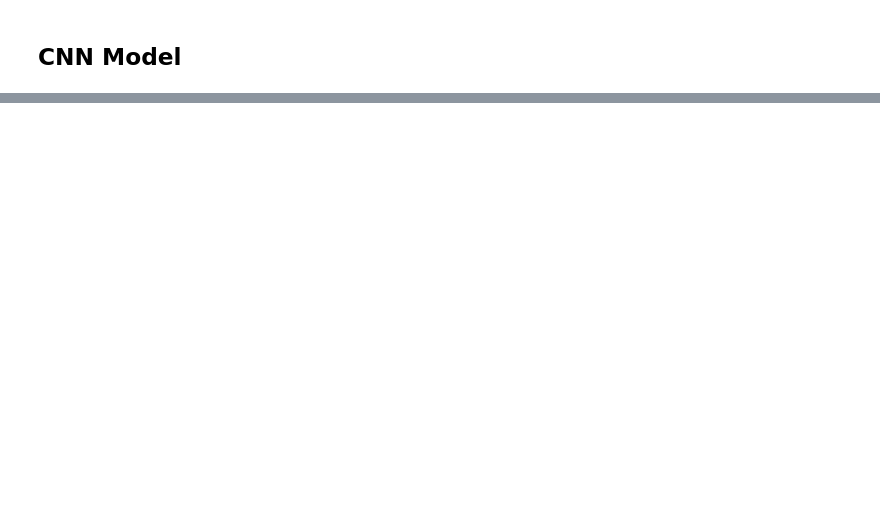
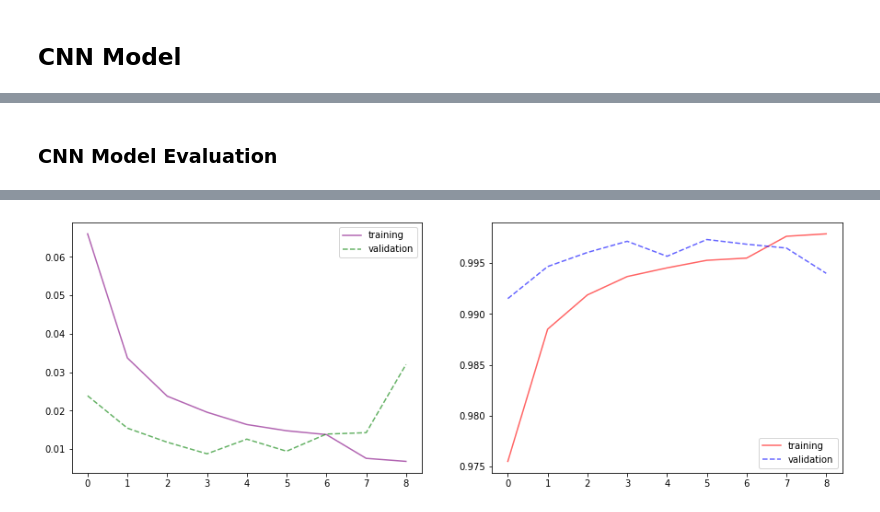
Before and after one commit to Mynusjanai/japanese_classification, a Jupyter notebook: japanese_models.ipynb, the cells around one changed output, grey strips where cells are left out. Saved outputs shown, nothing was run; the diff lists cells and outputs as text; code cells hidden in the pictures; blank space fills up the shorter version.

```diff
--- a/japanese_models.ipynb
+++ b/japanese_models.ipynb
@@ -31,4 +40,4 @@ from sklearn.preprocessing import OneHotEncoder
 X_train = np.load('data/japanese_X_train.npz')['arr_0']
 X_val = np.load('data/japanese_X_validation.npz')['arr_0']
 y_train = np.load('data/japanese_y_train.npz')['arr_0']
-y_val = np.load('data/japanese_X_validation.npz')['arr_0']
+y_val = np.load('data/japanese_y_validation.npz')['arr_0']
@@ -108,8 +126,8 @@ tensorboard_callback = tf.keras.callbacks.TensorBoard(log_dir = japanese_log_dir
 # %%
-datagen = ImageDataGenerator(rotation_range=15,zoom_range=0.2)
+datagen = ImageDataGenerator(rotation_range=15, zoom_range=0.2)
 datagen.fit(japanese_X_train)
 
 cnn_model.compile(loss = 'categorical_crossentropy', optimizer = 'adam', metrics = ['accuracy'])
 
-cnn_results = cnn_model.fit(datagen.flow(japanese_X_train, japanese_y_train, batch_size = 32),
-          epochs = 30, callbacks = (japanese_es, japanese_lr, tensorboard_callback), validation_data = (japanese_X_val, japanese_y_val))
+cnn_results = cnn_model.fit(datagen.flow(japanese_X_train, y_train, batch_size = 32),
+          epochs = 30, callbacks = (japanese_es, japanese_lr, tensorboard_callback), validation_data = (japanese_X_val, y_val))
@@ -115,0 +154,23 @@ cnn_results = cnn_model.fit(datagen.flow(japanese_X_train, japanese_y_train, bat
+# %% [markdown]
+### CNN Model Evaluation
+# %%
+cnn_history = cnn_results.history
+cnn_training_loss = cnn_history['loss']
+cnn_val_loss = cnn_history['val_loss']
+cnn_training_accuracy = cnn_history['accuracy']
+cnn_val_accuracy = cnn_history['val_accuracy']
+# %%
+fig, (ax1, ax2) = plt.subplots(1,2,figsize=(15,5))
+
+
+sns.lineplot(x = list(range(len(cnn_training_loss))),
+             y = cnn_training_loss, color = 'purple', alpha = 0.6, label='training', ax = ax1)
+sns.lineplot(x = list(range(len(cnn_val_loss))),
+             y = cnn_val_loss, color = 'green', alpha = 0.6, linestyle = 'dashed', label = 'validation', ax = ax1)
+sns.lineplot(x = list(range(len(cnn_training_loss))),
+             y = cnn_training_accuracy, color='r', alpha = 0.6, label='training',ax = ax2)
+sns.lineplot(x = list(range(len(cnn_val_loss))),
+             y = cnn_val_accuracy, color = 'b', alpha = 0.6, linestyle = 'dashed', label = 'validation',ax = ax2)
+plt.savefig('img/cnn_loss_acc')
+ax1.legend();
+# %% [output]
@@ -115,0 +183 @@ cnn_results = cnn_model.fit(datagen.flow(japanese_X_train, japanese_y_train, bat
+[figure, added]
```
Also changed, not shown: parts of 13 cells of this notebook, 30 other files.
